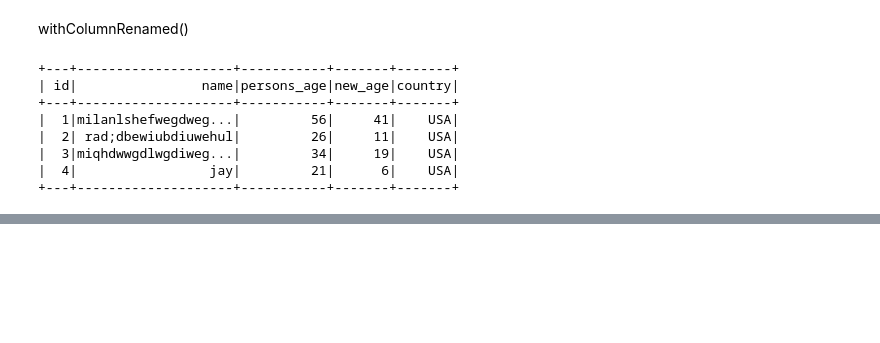
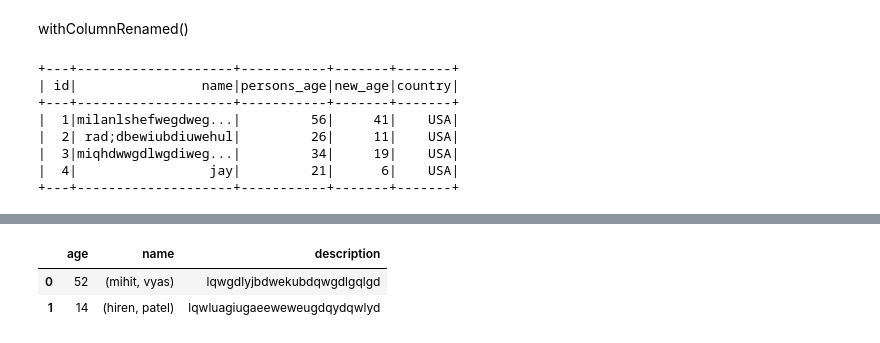
Before and after one commit to codal-tshah/data-practices-2024, a Jupyter notebook: PySpark/DataFrame_Displays.ipynb, the cells around one changed output, grey strips where cells are left out. Drawn from its saved outputs; the diff is of its cells as text; code cells hidden in the pictures; blank space fills up the shorter version.

```diff
--- a/PySpark/DataFrame_Displays.ipynb
+++ b/PySpark/DataFrame_Displays.ipynb
@@ -194,0 +262,32 @@ df4.show()
+# %%
+import pandas as pd
+
+# Your existing code
+d = [
+    (52, ('mihit', 'vyas'), 'lqwgdlyjbdwekubdqwgdlgqlgd'),
+    (14, ('hiren', 'patel'), 'lqwluagiugaeeweweugdqydqwlyd')
+]
+
+# Define the schema
+structName = StructType([
+    StructField('firstName', StringType()),
+    StructField('lastName', StringType())
+])
+schema = StructType([
+    StructField(name='age', dataType=IntegerType()),
+    StructField(name='name', dataType=structName),
+    StructField(name='description', dataType=StringType())
+])
+
+# Create the DataFrame
+d2 = spark.createDataFrame(d, schema)
+
+# Convert DataFrame to Pandas DataFrame
+df_pd = d2.toPandas()
+
+# Display the Pandas DataFrame
+display(df_pd)
+# %% [output]
+|  | age | name | description |
+| 0 | 52 | (mihit, vyas) | lqwgdlyjbdwekubdqwgdlgqlgd |
+| 1 | 14 | (hiren, patel) | lqwluagiugaeeweweugdqydqwlyd |
```
Also changed, not shown: parts of 27 cells of this notebook.
